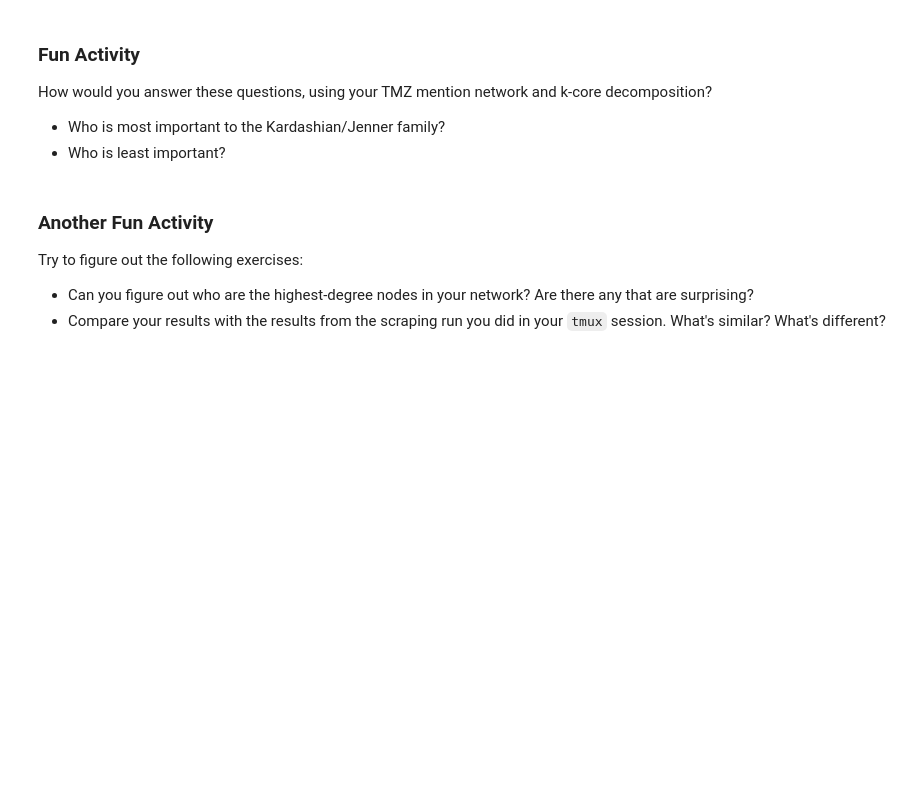
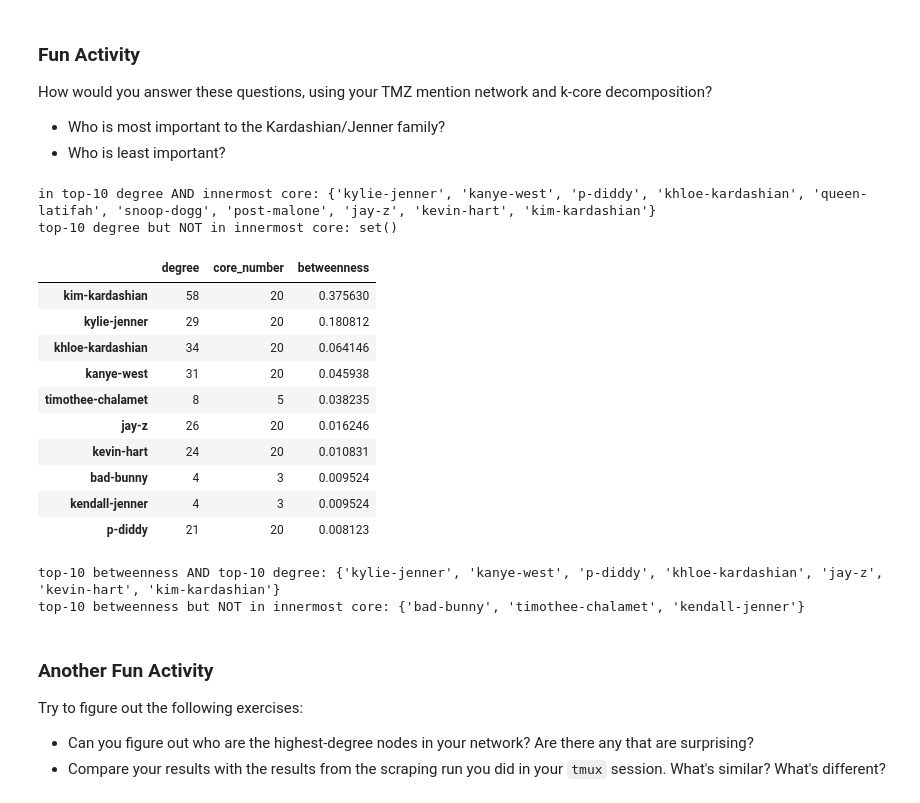
Before and after one commit to 14arjunk/CNET5051, a Jupyter notebook: class_06_scraping2_my_work.ipynb, the cells around one changed output. Drawn from its saved outputs; the diff is of its cells as text; code cells hidden in the pictures; blank space fills up the shorter version.

```diff
--- a/class_06_scraping2_my_work.ipynb
+++ b/class_06_scraping2_my_work.ipynb
@@ -381,6 +382,52 @@ How would you answer these questions, using your TMZ mention network and k-core
 * Who is least important?
 # %%
 # Your Turn!
+import pandas as pd
+from scipy.stats import spearmanr
+
+df = pd.DataFrame({
+    'degree':      dict(unweighted_g.degree()),
+    'degree_cent': nx.degree_centrality(unweighted_g),   # degree / (n-1)
+    'core_number': nx.core_number(unweighted_g),          # highest k-core each node belongs to
+    'strength':    dict(unweighted_g.degree(weight='weight')),  # weighted degree
+})
+
+top_degree = df.sort_values('degree', ascending=False).head(10)
+
+# innermost core = nodes with the largest core number
+main_core = set(nx.k_core(unweighted_g).nodes())
+
+# how much do they agree?
+top_set = set(top_degree.index)
+print('in top-10 degree AND innermost core:', top_set & main_core)
+print('top-10 degree but NOT in innermost core:', top_set - main_core)
+# %% [output]
+in top-10 degree AND innermost core: {'kylie-jenner', 'kanye-west', 'p-diddy', 'khloe-kardashian', 'queen-latifah', 'snoop-dogg', 'post-malone', 'jay-z', 'kevin-hart', 'kim-kardashian'}
+top-10 degree but NOT in innermost core: set()
+# %%
+# Betweenness centrality: fraction of shortest paths between all pairs that pass through a node.
+df['betweenness'] = nx.betweenness_centrality(unweighted_g)
+
+top_betweenness = df.sort_values('betweenness', ascending=False).head(10)
+display(top_betweenness[['degree', 'core_number', 'betweenness']])
+
+top_btw_set = set(top_betweenness.index)
+print('top-10 betweenness AND top-10 degree:', top_btw_set & top_set)
+print('top-10 betweenness but NOT in innermost core:', top_btw_set - main_core)
+# %% [output]
+|  | degree | core_number | betweenness |
+| kim-kardashian | 58 | 20 | 0.375630 |
+| kylie-jenner | 29 | 20 | 0.180812 |
+| khloe-kardashian | 34 | 20 | 0.064146 |
+| kanye-west | 31 | 20 | 0.045938 |
+| timothee-chalamet | 8 | 5 | 0.038235 |
+| jay-z | 26 | 20 | 0.016246 |
+| kevin-hart | 24 | 20 | 0.010831 |
+| bad-bunny | 4 | 3 | 0.009524 |
+| kendall-jenner | 4 | 3 | 0.009524 |
+| p-diddy | 21 | 20 | 0.008123 |
+top-10 betweenness AND top-10 degree: {'kylie-jenner', 'kanye-west', 'p-diddy', 'khloe-kardashian', 'jay-z', 'kevin-hart', 'kim-kardashian'}
+top-10 betweenness but NOT in innermost core: {'bad-bunny', 'timothee-chalamet', 'kendall-jenner'}
 # %% [markdown]
 ### Another Fun Activity
 Try to figure out the following exercises:
```
Also changed, not shown: parts of 12 cells of this notebook, 4 other files.
